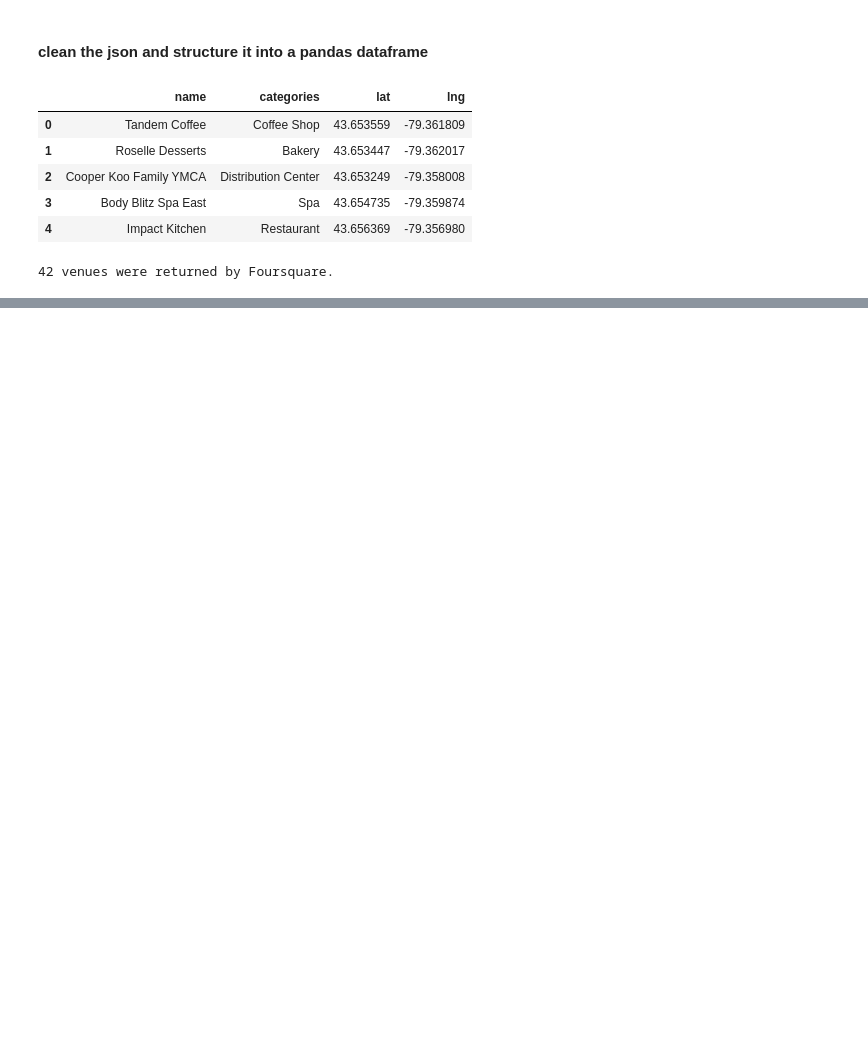
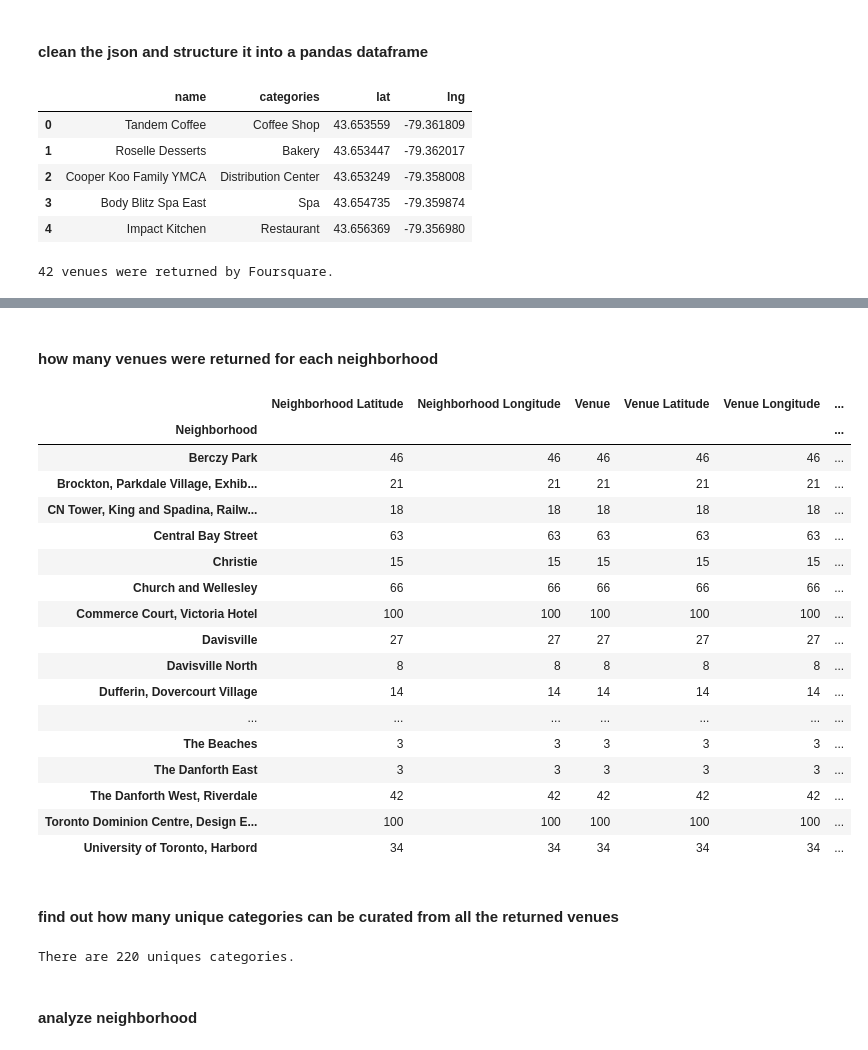
Before and after one commit to huanshi31/ibm_data_science_certificate, a Jupyter notebook: week3_submission.ipynb, the cells around one changed output, grey strips where cells are left out. Drawn from its saved outputs; the diff is of its cells as text; code cells hidden in the pictures; blank space fills up the shorter version.

```diff
--- a/week3_submission.ipynb
+++ b/week3_submission.ipynb
@@ -241,0 +341,31 @@ print('{} venues were returned by Foursquare.'.format(nearby_venues.shape[0]))
+# %% [markdown]
+#### how many venues were returned for each neighborhood
+# %%
+toronto_venues.groupby('Neighborhood').count()
+# %% [output]
+|  | Neighborhood Latitude | Neighborhood Longitude | Venue | Venue Latitude | Venue Longitude | ... |
+| Neighborhood |  |  |  |  |  | ... |
+| Berczy Park | 46 | 46 | 46 | 46 | 46 | ... |
+| Brockton, Parkdale Village, Exhib... | 21 | 21 | 21 | 21 | 21 | ... |
+| CN Tower, King and Spadina, Railw... | 18 | 18 | 18 | 18 | 18 | ... |
+| Central Bay Street | 63 | 63 | 63 | 63 | 63 | ... |
+| Christie | 15 | 15 | 15 | 15 | 15 | ... |
+| Church and Wellesley | 66 | 66 | 66 | 66 | 66 | ... |
+| Commerce Court, Victoria Hotel | 100 | 100 | 100 | 100 | 100 | ... |
+| Davisville | 27 | 27 | 27 | 27 | 27 | ... |
+| Davisville North | 8 | 8 | 8 | 8 | 8 | ... |
+| Dufferin, Dovercourt Village | 14 | 14 | 14 | 14 | 14 | ... |
+| ... | ... | ... | ... | ... | ... | ... |
+| The Beaches | 3 | 3 | 3 | 3 | 3 | ... |
+| The Danforth East | 3 | 3 | 3 | 3 | 3 | ... |
+| The Danforth West, Riverdale | 42 | 42 | 42 | 42 | 42 | ... |
+| Toronto Dominion Centre, Design E... | 100 | 100 | 100 | 100 | 100 | ... |
+| University of Toronto, Harbord | 34 | 34 | 34 | 34 | 34 | ... |
+# %% [markdown]
+#### find out how many unique categories can be curated from all the returned venues
+# %%
+print('There are {} uniques categories.'.format(len(toronto_venues['Venue Category'].unique())))
+# %% [output]
+There are 220 uniques categories.
+# %% [markdown]
+#### analyze neighborhood
```
Also changed, not shown: parts of 36 cells of this notebook.
